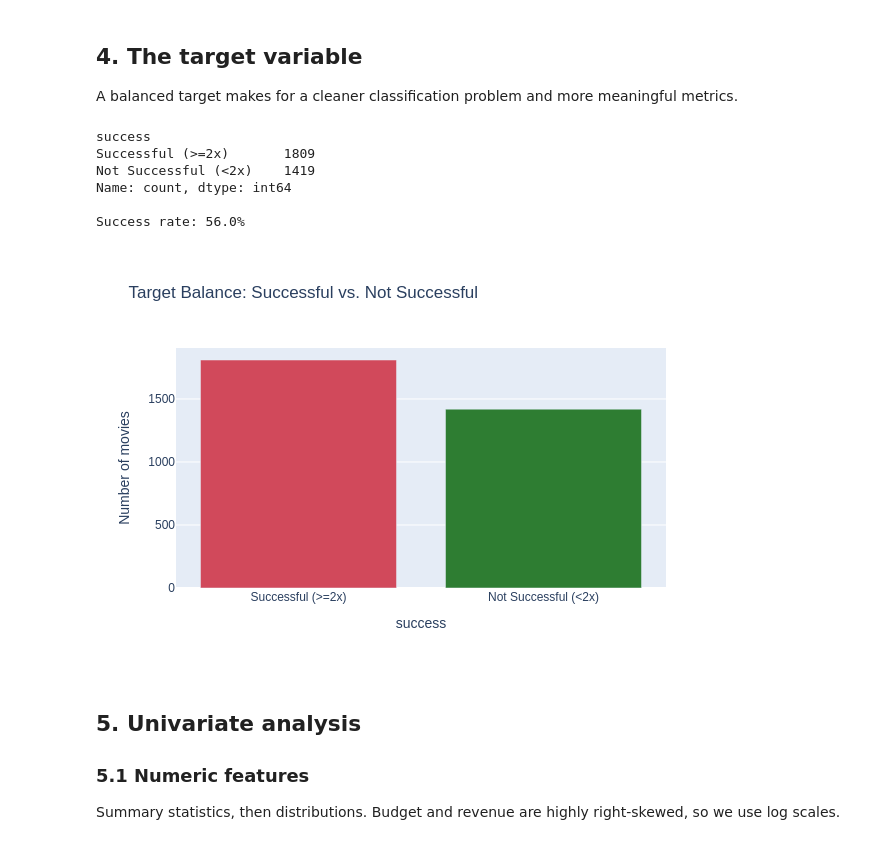
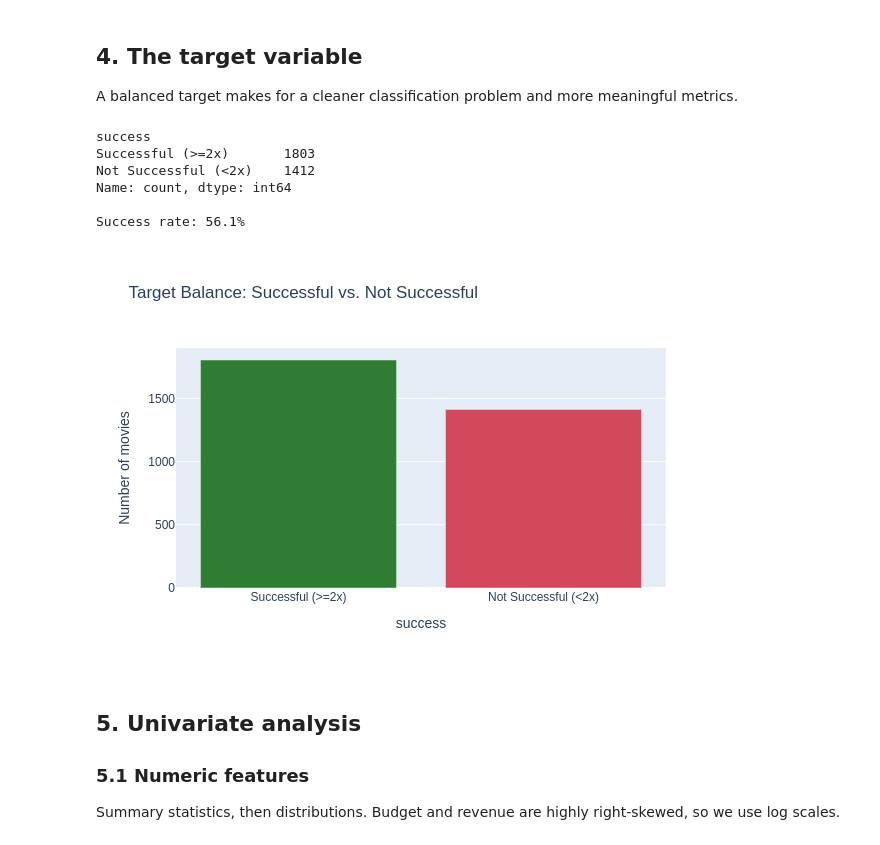
Before and after one commit to bdspeicher12/UMBC-DATA606-Capstone, a Jupyter notebook: notebooks/eda.ipynb, the cells around one changed output. Drawn from its saved outputs; the diff is of its cells as text; code cells hidden in the pictures.

```diff
--- a/notebooks/eda.ipynb
+++ b/notebooks/eda.ipynb
@@ -129,7 +131,7 @@ def parse_names(json_str):
 
 # --- Row filtering -------------------------------------------------------
 clean = df[df["status"] == "Released"].copy()                     # released films only
-clean = clean[(clean["budget"] > 0) & (clean["revenue"] > 0)]     # drop unknown (0) budget/revenue
+clean = clean[(clean["budget"] >= 1000) & (clean["revenue"] > 0)]  # drop unknown (0) & impossible (<$1,000) budgets
 clean = clean.dropna(subset=["release_date"]).copy()              # need a release date for timing
 clean = clean.drop_duplicates(subset=["title", "release_date"])   # guard against duplicate rows
 
@@ -202,23 +204,24 @@ A balanced target makes for a cleaner classification problem and more meaningful
 # %%
 # Class balance of the success target
 counts = clean["success"].map({0: "Not Successful (<2x)", 1: "Successful (>=2x)"}).value_counts()
 print(counts)
 print(f"\nSuccess rate: {clean['success'].mean()*100:.1f}%")
 
 fig = px.bar(counts, x=counts.index, y=counts.values,
              title="Target Balance: Successful vs. Not Successful",
              labels={"x": "", "y": "Number of movies"},
-             color=counts.index, color_discrete_sequence=[COL_FAIL, COL_SUCCESS])
+             color=counts.index,
+             color_discrete_map={"Successful (>=2x)": COL_SUCCESS, "Not Successful (<2x)": COL_FAIL})
 fig.update_layout(showlegend=False, width=650, height=420)
 fig.show()
 # %% [output]
 success
-Successful (>=2x)       1809
-Not Successful (<2x)    1419
+Successful (>=2x)       1803
+Not Successful (<2x)    1412
 Name: count, dtype: int64
 
-Success rate: 56.0%
+Success rate: 56.1%
-[figure, old version]
+[figure, new version]
 # %% [markdown]
 ## 5. Univariate analysis
 ### 5.1 Numeric features
```
Also changed, not shown: parts of 11 cells of this notebook, 25 other files.
